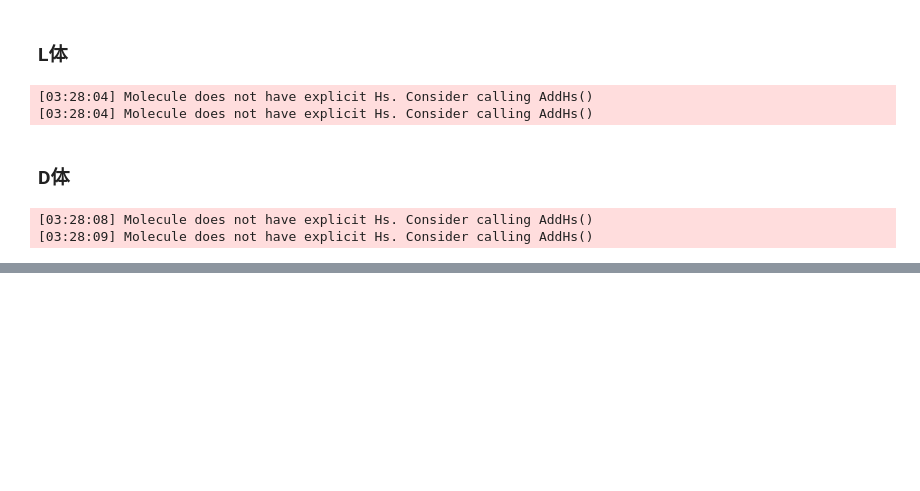
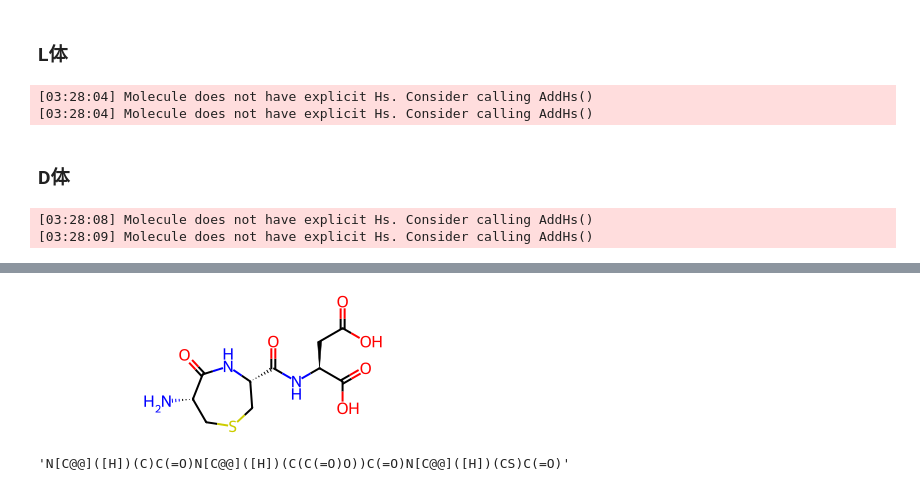
Before and after one commit to keetane/Streamlit, a Jupyter notebook: RetroInversian.ipynb, the cells around one changed output, grey strips where cells are left out. Cells and saved outputs as stored; diff of their text form; code cells hidden in the pictures; blank space fills up the shorter version.

```diff
--- a/RetroInversian.ipynb
+++ b/RetroInversian.ipynb
@@ -167,0 +192,10 @@ writer.close()
+# %%
+Chem.MolFromSmiles(
+    'N[C@@]([H])(C9)C(=O)N[C@@]([H])(C(C(=O)O))C(=O)N[C@@]([H])(CS9)C(=O)O'
+    )
+# %% [output]
+[figure, added]
+# %%
+l_sec
+# %% [output]
+'N[C@@]([H])(C)C(=O)N[C@@]([H])(C(C(=O)O))C(=O)N[C@@]([H])(CS)C(=O)'
```
Also changed, not shown: parts of 7 cells of this notebook, 1 other file.
